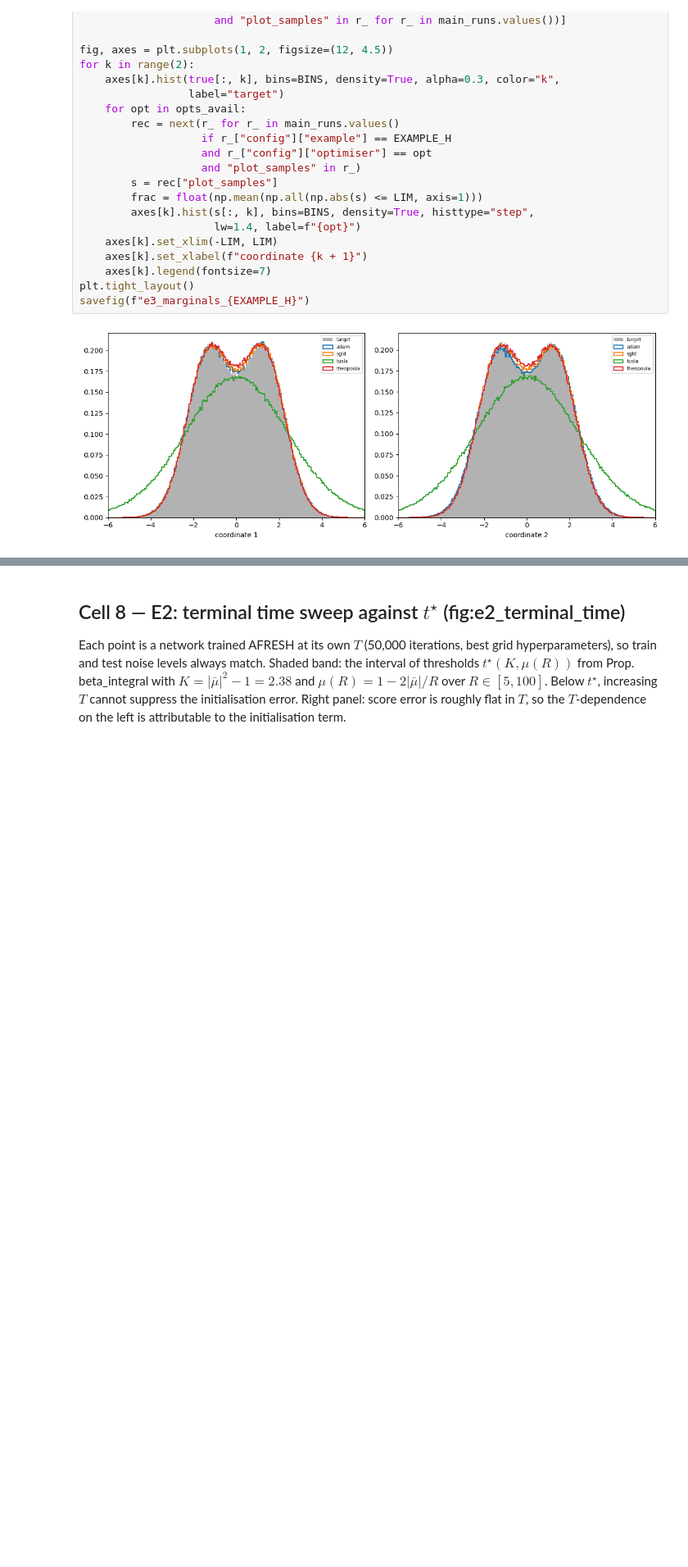
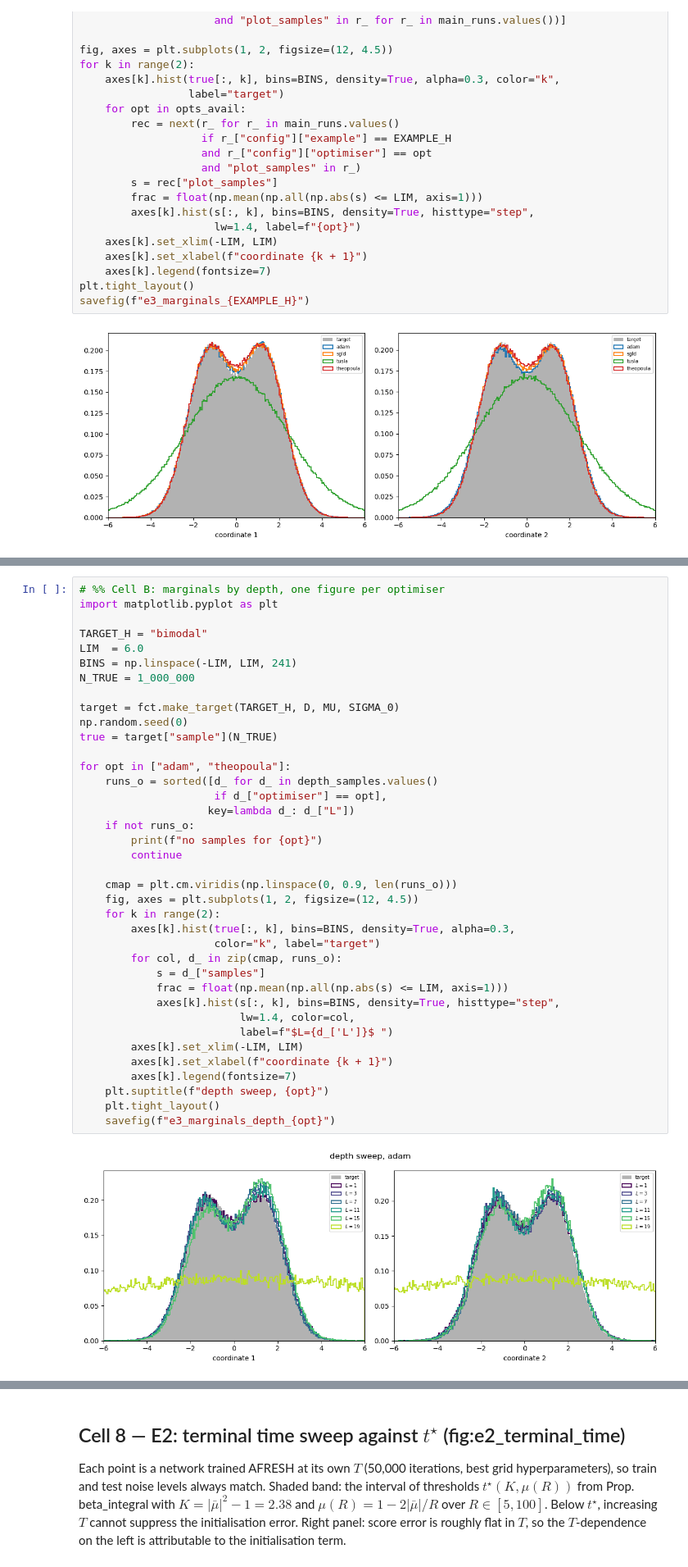
Before and after one commit to kylemcgillivray/Masters-Dissertation, a Jupyter notebook: display5.ipynb, the cells around one changed output, grey strips where cells are left out. Shown at 82% size. Drawn from its saved outputs; the diff is of its cells as text; blank space fills up the shorter version.

```diff
--- a/display5.ipynb
+++ b/display5.ipynb
@@ -334,0 +468,40 @@ savefig(f"e3_marginals_{EXAMPLE_H}")
+# %%
+# %% Cell B: marginals by depth, one figure per optimiser
+import matplotlib.pyplot as plt
+
+TARGET_H = "bimodal"
+LIM  = 6.0
+BINS = np.linspace(-LIM, LIM, 241)
+N_TRUE = 1_000_000
+
+target = fct.make_target(TARGET_H, D, MU, SIGMA_0)
+np.random.seed(0)
+true = target["sample"](N_TRUE)
+
+for opt in ["adam", "theopoula"]:
+    runs_o = sorted([d_ for d_ in depth_samples.values()
+                     if d_["optimiser"] == opt],
+                    key=lambda d_: d_["L"])
+    if not runs_o:
+        print(f"no samples for {opt}")
+        continue
+
+    cmap = plt.cm.viridis(np.linspace(0, 0.9, len(runs_o)))
+    fig, axes = plt.subplots(1, 2, figsize=(12, 4.5))
+    for k in range(2):
+        axes[k].hist(true[:, k], bins=BINS, density=True, alpha=0.3,
+                     color="k", label="target")
+        for col, d_ in zip(cmap, runs_o):
+            s = d_["samples"]
+            frac = float(np.mean(np.all(np.abs(s) <= LIM, axis=1)))
+            axes[k].hist(s[:, k], bins=BINS, density=True, histtype="step",
+                         lw=1.4, color=col,
+                         label=f"$L={d_['L']}$ ")
+        axes[k].set_xlim(-LIM, LIM)
+        axes[k].set_xlabel(f"coordinate {k + 1}")
+        axes[k].legend(fontsize=7)
+    plt.suptitle(f"depth sweep, {opt}")
+    plt.tight_layout()
+    savefig(f"e3_marginals_depth_{opt}")
+# %% [output]
+[figure, added]
```
Also changed, not shown: parts of 3 cells of this notebook, 8 other files.
